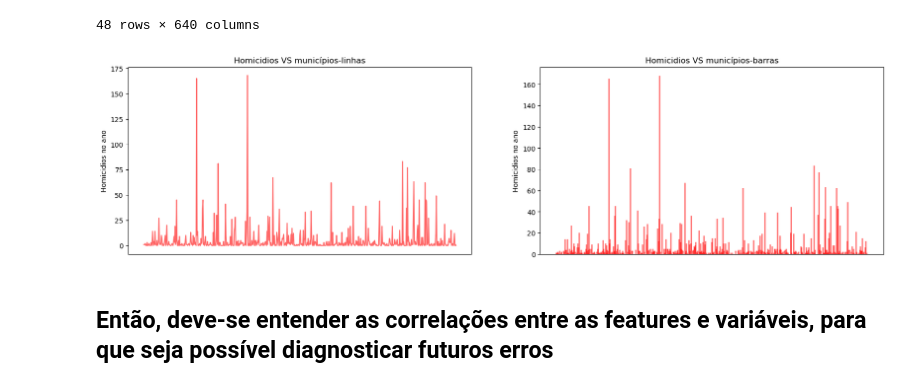
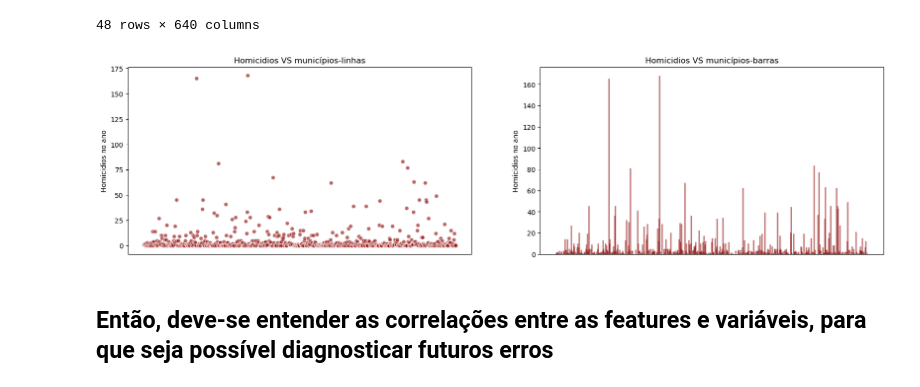
Before and after one commit to felipebns/P2_Cdados, a Jupyter notebook: p2_cdados.ipynb, the cells around one changed output. Cells and saved outputs as stored; diff of their text form; code cells hidden in the pictures.

```diff
--- a/p2_cdados.ipynb
+++ b/p2_cdados.ipynb
@@ -109,25 +102,25 @@ pd.crosstab(homicidio_mun_2010.Homicidio_total, homicidio_mun_2010.id_municipio,
 # %%
 plt.figure(figsize=(20,5))
 
 
 plt.subplot(1,2,1)
-plt.plot(homicidio_mun_2010.id_municipio, homicidio_mun_2010.Homicidio_total, color='red', alpha=0.6)
+plt.scatter(homicidio_mun_2010.id_municipio, homicidio_mun_2010.Homicidio_total, color='darkred', alpha=0.6, edgecolors='white')
 plt.xlabel('Municípios')
 plt.gca().axes.get_xaxis().set_visible(False) #retirando a legenda no eixo x, estava muito poluido
 plt.ylabel('Homicidios no ano')
 plt.title('Homicidios VS municípios-linhas')
 
 plt.subplot(1,2,2)
-plt.bar(homicidio_mun_2010.id_municipio, homicidio_mun_2010.Homicidio_total, color='red', width=3, alpha=0.5)
+plt.bar(homicidio_mun_2010.id_municipio, homicidio_mun_2010.Homicidio_total, color='darkred', width=3, alpha=0.5)
 plt.xlabel('Municípios')
 plt.gca().axes.get_xaxis().set_visible(False) #retirando a legenda no eixo x, estava muito poluido
 plt.ylabel('Homicidios no ano')
 plt.title('Homicidios VS municípios-barras')
 
 
 plt.show()
 # %% [output]
-[figure, old version]
+[figure, new version]
 # %% [markdown]
  ## Então, deve-se entender as correlações entre as features e variáveis, para que seja possível diagnosticar futuros erros
 # %%
```
Also changed, not shown: parts of 19 cells of this notebook.
